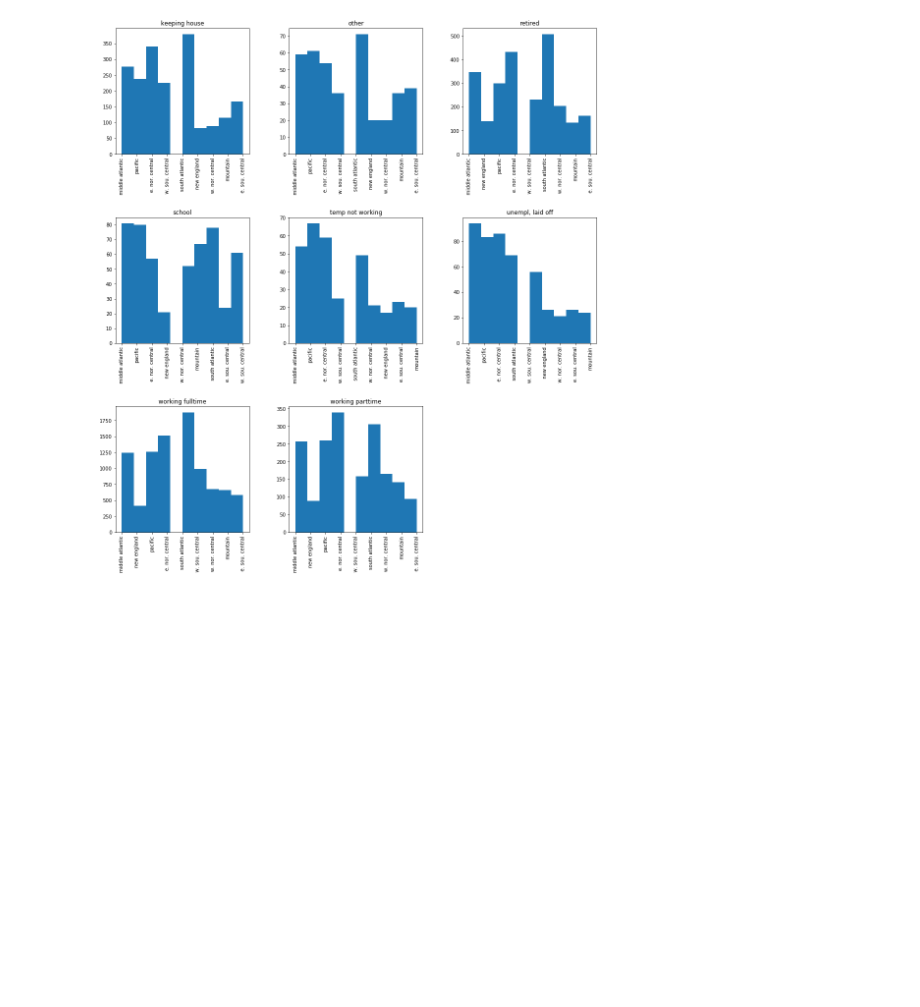
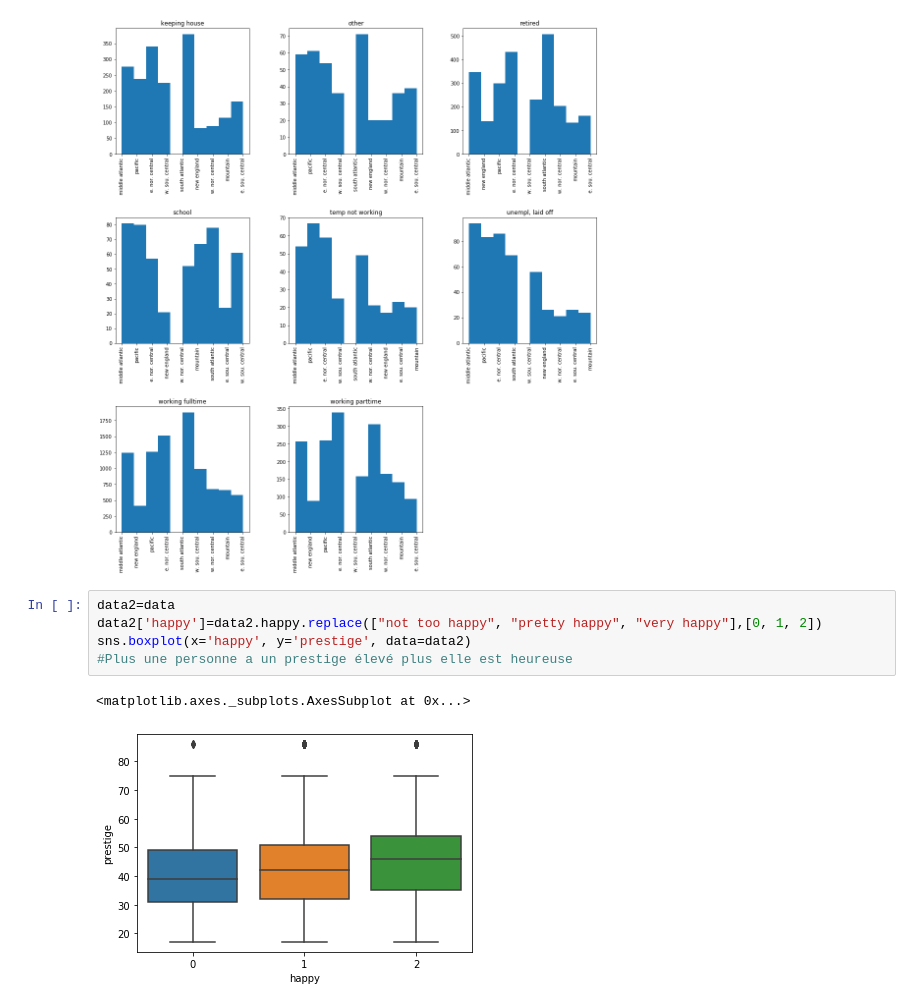
Before and after one commit to AssanDiomande/bigdata, a Jupyter notebook: Projet/Projet.ipynb, the cells around one changed output. Saved outputs shown, nothing was run; the diff lists cells and outputs as text; blank space fills up the shorter version.

```diff
--- a/Projet/Projet.ipynb
+++ b/Projet/Projet.ipynb
@@ -107,3 +141,11 @@ data.hist(column="region", by="workstat",figsize=(17,19))
 plt.show()
 # %% [output]
 [figure]
+# %%
+data2=data
+data2['happy']=data2.happy.replace(["not too happy", "pretty happy", "very happy"],[0, 1, 2])
+sns.boxplot(x='happy', y='prestige', data=data2)
+#Plus une personne a un prestige élevé plus elle est heureuse
+# %% [output]
+<matplotlib.axes._subplots.AxesSubplot at 0x...>
+[figure, added]
```
Also changed, not shown: parts of 9 cells of this notebook, 3 other files.
